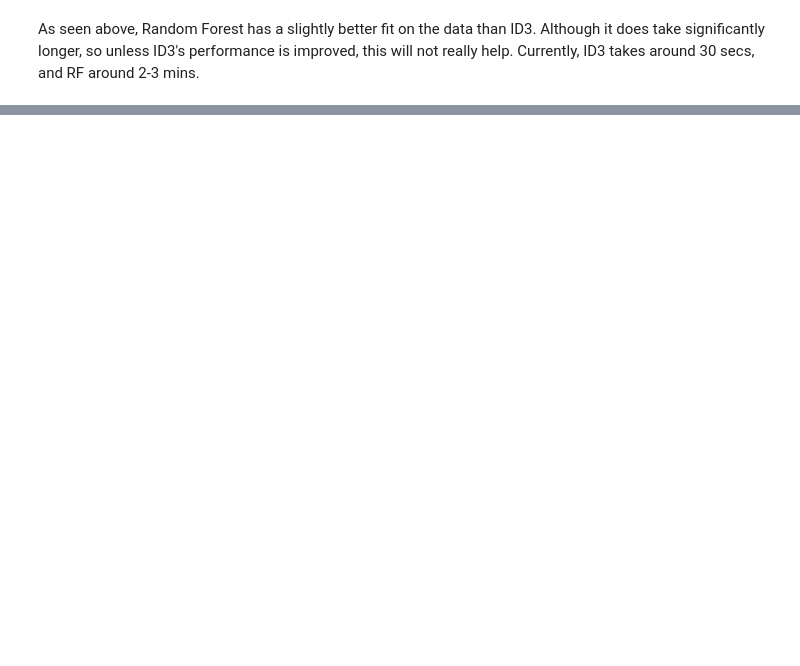
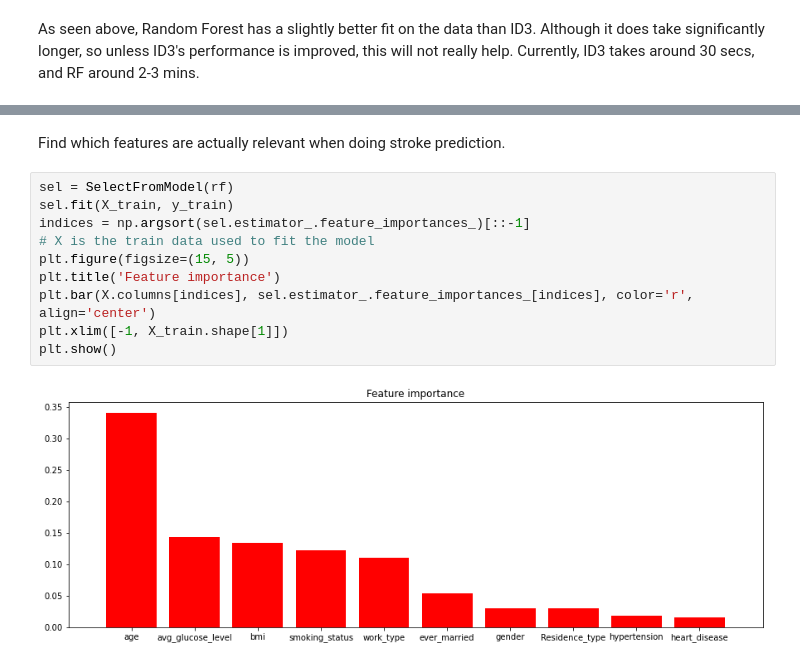
Before and after one commit to sallahbaksh/Stroke-EDA-Predictor, a Jupyter notebook: RandomForest.ipynb, the cells around one changed output, grey strips where cells are left out. Drawn from its saved outputs; the diff is of its cells as text; blank space fills up the shorter version.

```diff
--- a/RandomForest.ipynb
+++ b/RandomForest.ipynb
@@ -267 +268,15 @@ F-score: 0.9103319888302823
 [figure]
+# %% [markdown]
+Find which features are actually relevant when doing stroke prediction.
+# %%
+sel = SelectFromModel(rf)
+sel.fit(X_train, y_train)
+indices = np.argsort(sel.estimator_.feature_importances_)[::-1]
+# X is the train data used to fit the model
+plt.figure(figsize=(15, 5))
+plt.title('Feature importance')
+plt.bar(X.columns[indices], sel.estimator_.feature_importances_[indices], color='r', align='center')
+plt.xlim([-1, X_train.shape[1]])
+plt.show()
+# %% [output]
+[figure, added]
```
Also changed, not shown: parts of 6 cells of this notebook, 1 other file.
